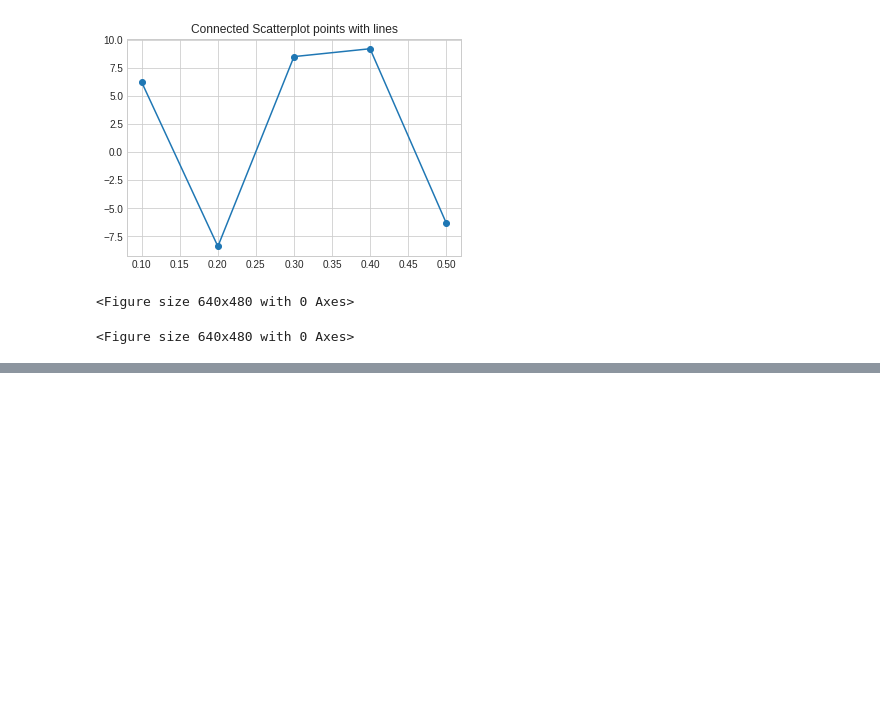
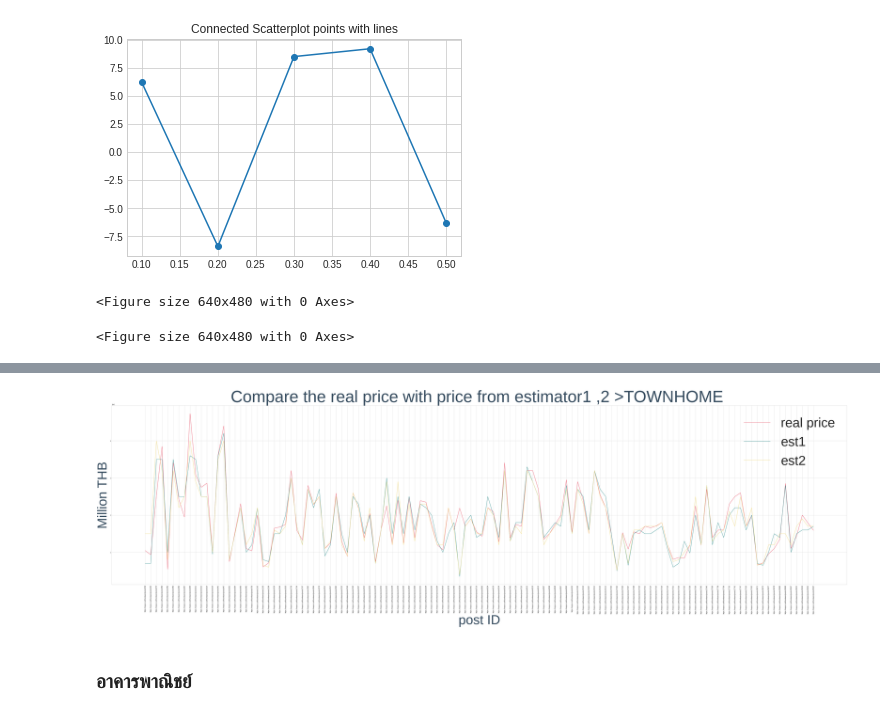
Before and after one commit to sucheerarighthere/bsc_dpdm22, a Jupyter notebook: [dataprep]Homework3.ipynb, the cells around one changed output, grey strips where cells are left out. Cells and saved outputs as stored; diff of their text form; code cells hidden in the pictures; blank space fills up the shorter version.

```diff
--- a/[dataprep]Homework3.ipynb
+++ b/[dataprep]Homework3.ipynb
@@ -499,0 +579,23 @@ Text(0, 0.5, 'price estimate')
+# %%
+townhometoplot=idt2_d[['ราคาทรัพย์','ประเมิน1','ประเมิน2','post id']]
+# %%
+matplotlib.rcParams['figure.figsize']=[80,20]
+a = townhometoplot['ราคาทรัพย์']
+b = townhometoplot['ประเมิน1']
+c = townhometoplot['ประเมิน2']
+d = townhometoplot['post id']
+
+plt.plot(d,a,c='#E7475E',label='real price')
+plt.plot(d,b,c='#248888',label='est1')
+plt.plot(d,c,c='#F0D879',label='est2')
+
+plt.title("Compare the real price with price from estimator1 ,2 >TOWNHOME ",fontsize=100 ,c='#354B5E')
+plt.xlabel("post ID",fontsize=80,c='#354B5E')
+plt.ylabel("Million THB",fontsize=80,c='#354B5E')
+plt.xticks(townhometoplot['post id'], rotation='vertical')
+plt.legend( loc ="upper right",fontsize=80)
+plt.show()
+# %% [output]
+[figure, added]
+# %% [markdown]
+### อาคารพาณิชย์
```
Also changed, not shown: parts of 42 cells of this notebook.
